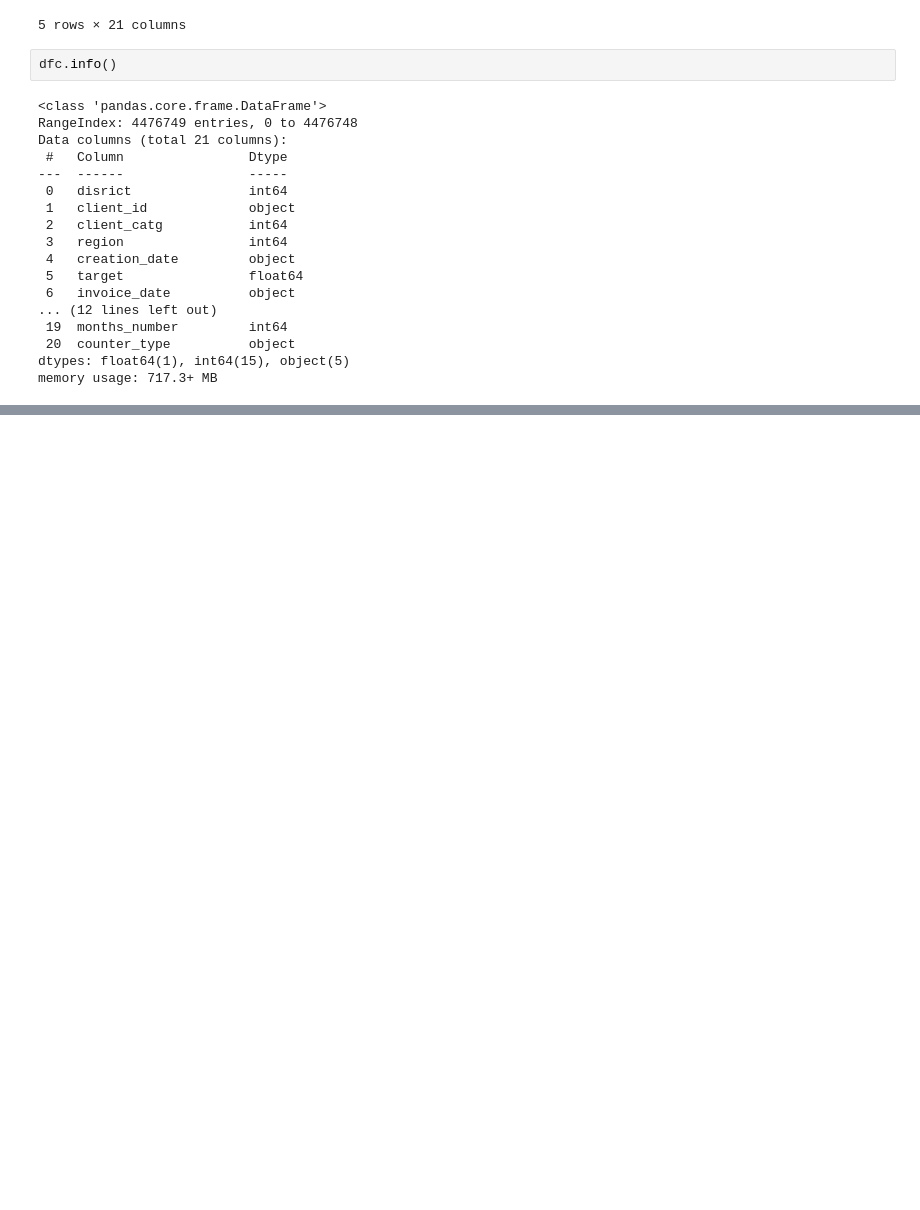
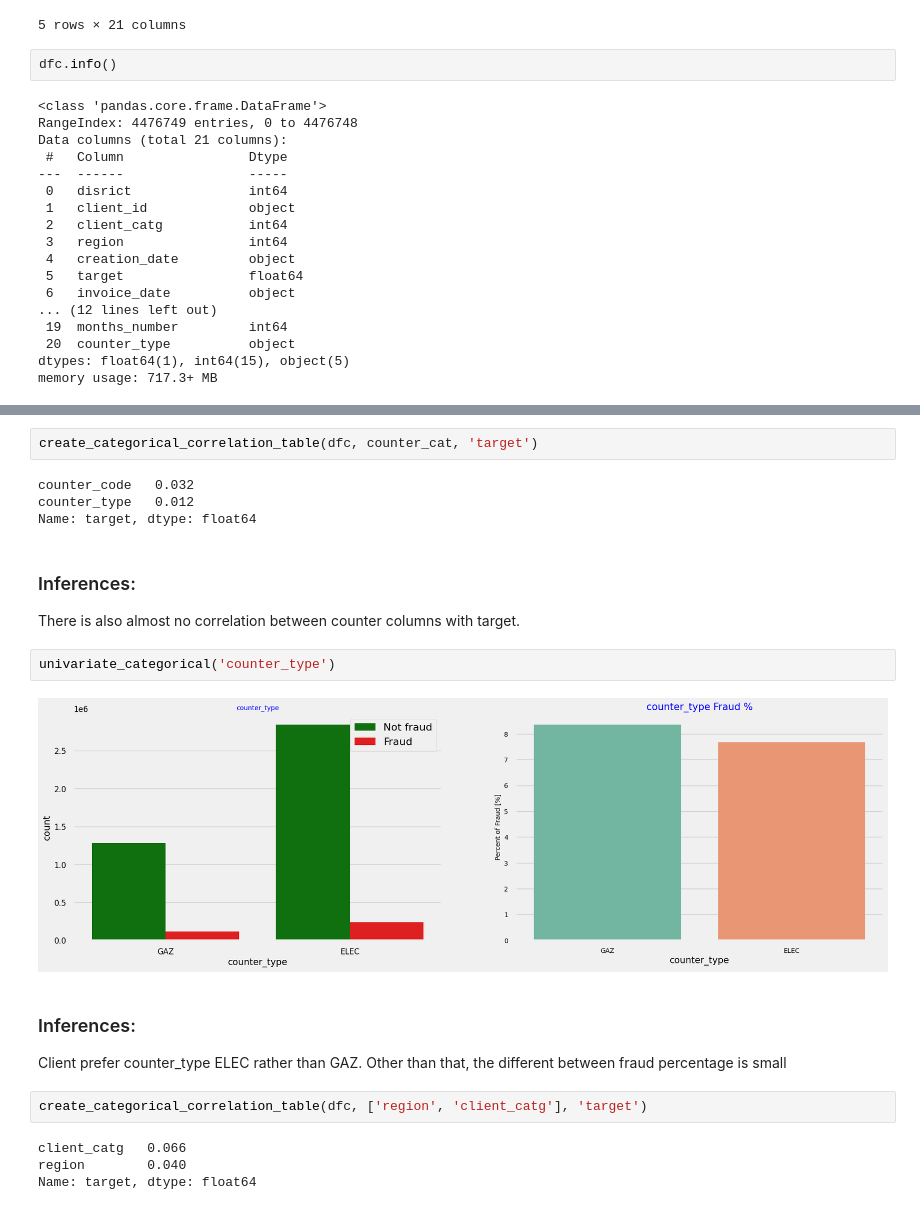
Before and after one commit to Lawytel/steg-data-science, a Jupyter notebook: notebooks/1.0-data-understanding.ipynb, the cells around one changed output, grey strips where cells are left out. Drawn from its saved outputs; the diff is of its cells as text; blank space fills up the shorter version.

```diff
--- a/notebooks/1.0-data-understanding.ipynb
+++ b/notebooks/1.0-data-understanding.ipynb
@@ -850,0 +944,22 @@ dfc.describe()
+# %%
+create_categorical_correlation_table(dfc, counter_cat, 'target')
+# %% [output]
+counter_code   0.032
+counter_type   0.012
+Name: target, dtype: float64
+# %% [markdown]
+### Inferences:
+There is also almost no correlation between counter columns with target.
+# %%
+univariate_categorical('counter_type')
+# %% [output]
+[figure, added]
+# %% [markdown]
+### Inferences:
+Client prefer counter_type ELEC rather than GAZ. Other than that, the different between fraud percentage is small
+# %%
+create_categorical_correlation_table(dfc, ['region', 'client_catg'], 'target')
+# %% [output]
+client_catg   0.066
+region        0.040
+Name: target, dtype: float64
```
Also changed, not shown: parts of 21 cells of this notebook.
